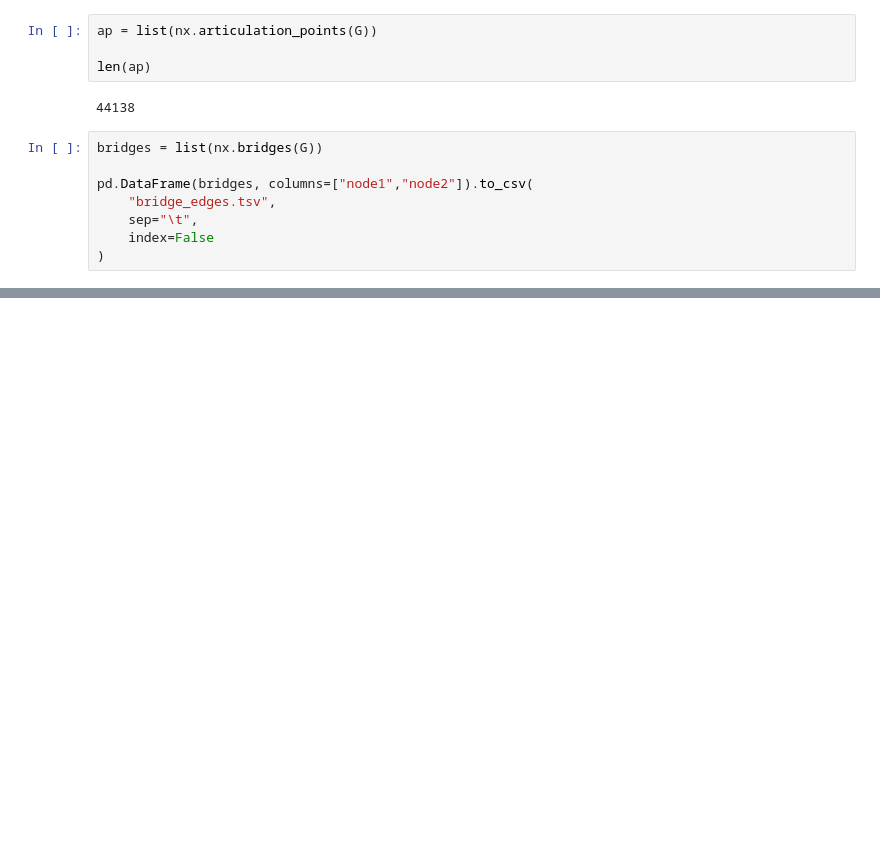
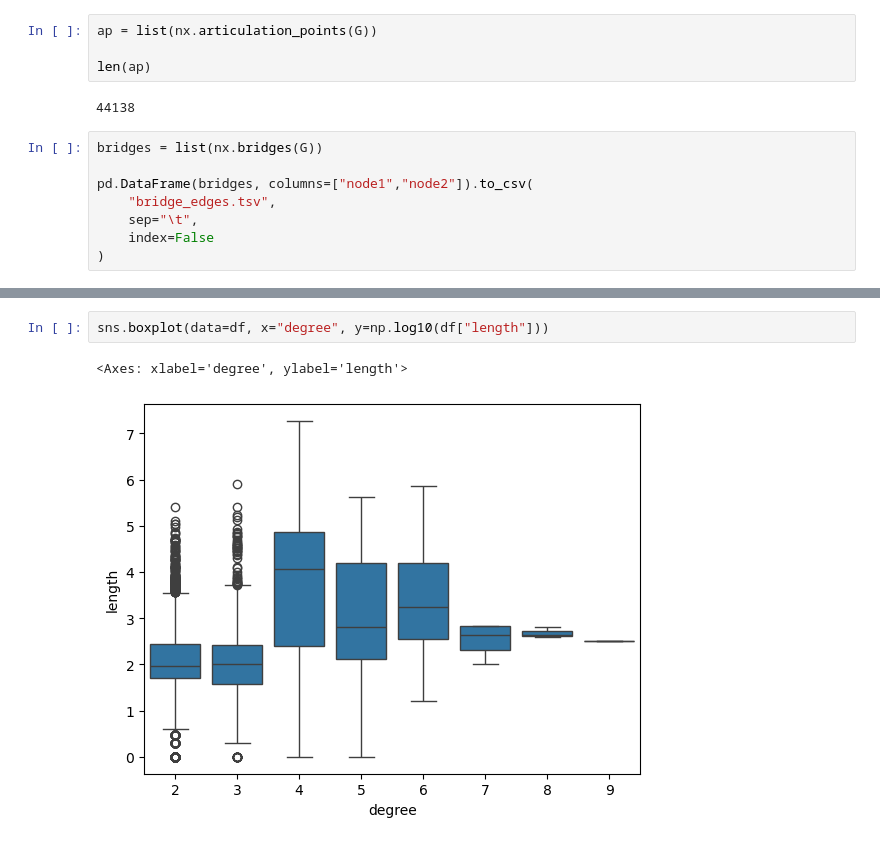
Before and after one commit to JPereira199/pangenome-graph-analysis, a Jupyter notebook: graph_metrics.ipynb, the cells around one changed output, grey strips where cells are left out. Saved outputs shown, nothing was run; the diff lists cells and outputs as text; blank space fills up the shorter version.

```diff
--- a/graph_metrics.ipynb
+++ b/graph_metrics.ipynb
@@ -247,0 +253,5 @@ plt.xscale("log")
+# %%
+sns.boxplot(data=df, x="degree", y=np.log10(df["length"]))
+# %% [output]
+<Axes: xlabel='degree', ylabel='length'>
+[figure, added]
```
Also changed, not shown: parts of 22 cells of this notebook, 7 other files.
